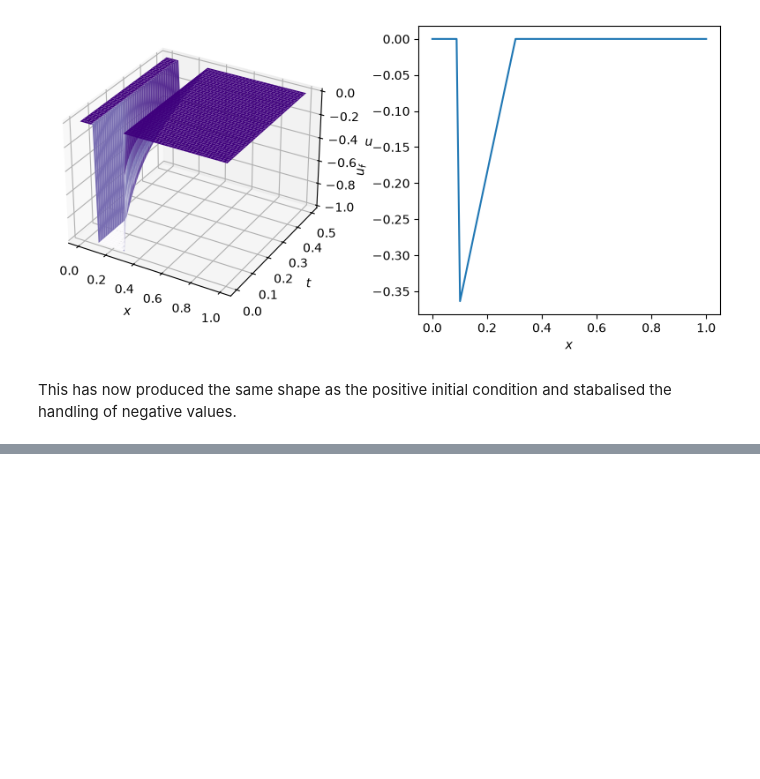
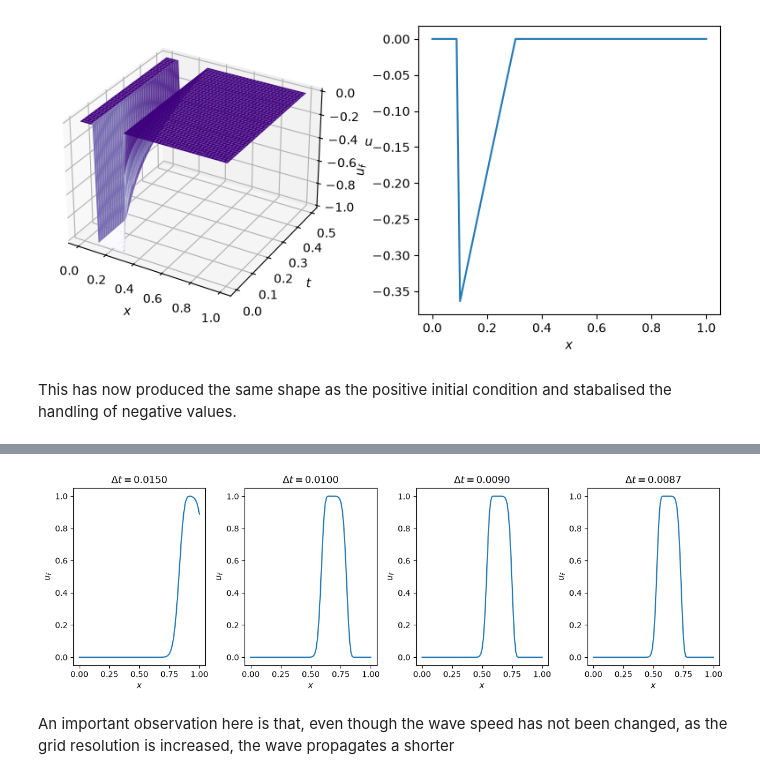
Before and after one commit to SamGr64/CFD-Suite, a Jupyter notebook: CFD.ipynb, the cells around one changed output, grey strips where cells are left out. Cells and saved outputs as stored; diff of their text form; code cells hidden in the pictures; blank space fills up the shorter version.

Commit message:
Started next convergence section

```diff
--- a/CFD.ipynb
+++ b/CFD.ipynb
@@ -248,0 +286,38 @@ This has now produced the same shape as the positive initial condition and staba
+# %%
+def linear_convection(u_0: np.ndarray = u_0, x_range: list[float] = x_range, n_x: int = n_grid, n_t: int = n_timesteps, c: float = c, cfl: float = 0.9) -> np.ndarray:
+    d_x = (x_range[1] - x_range[0]) / (n_x - 1)
+    d_t = cfl * d_x / c  # Adjust time step based on CFL condition
+
+    u = np.zeros([n_t, n_x])
+    u[0] = u_0
+
+    for n in range(n_t-1): # ignore last iteration as first call already defined by initial conditions
+        for i in range(1, n_x): # start at 1 so that i-1 doesn't produce -1 (use end of array)
+            u[n+1, i] = u[n, i] - c * d_t/d_x * (u[n, i] - u[n, i-1])
+
+    return u, cfl
+# %%
+n_grids, x_range = [61, 91, 101, 105], [0.0, 1.0]
+n_timesteps = 50
+c = 1.0
+
+fig = plt.figure(figsize=(12, 4))
+
+for n_grid in n_grids:
+    delta_x = (x_range[1] - x_range[0]) / (n_grid - 1)
+    u_0 = top_hat(n_grid=n_grid)
+    u, cfl = linear_convection(u_0=u_0, x_range=x_range, n_x=n_grid, n_t=n_timesteps, c=c)
+    x = np.linspace(x_range[0], x_range[1], n_grid)
+
+    ax = fig.add_subplot(1, len(n_grids), n_grids.index(n_grid)+1)
+    ax.plot(x, u[-1], label=f"$n_x={n_grid}$")
+    ax.set_xlabel(r"$x$")
+    ax.set_ylabel(r"$u_f$")
+    ax.set_title(r"$\Delta t = " + f"{cfl * delta_x / c:.4f}$")
+
+plt.tight_layout()
+plt.show()
+# %% [output]
+[figure, added]
+# %% [markdown]
+An important observation here is that, even though the wave speed has not been changed, as the grid resolution is increased, the wave propagates a shorter
```
Also changed, not shown: parts of 10 cells of this notebook.
